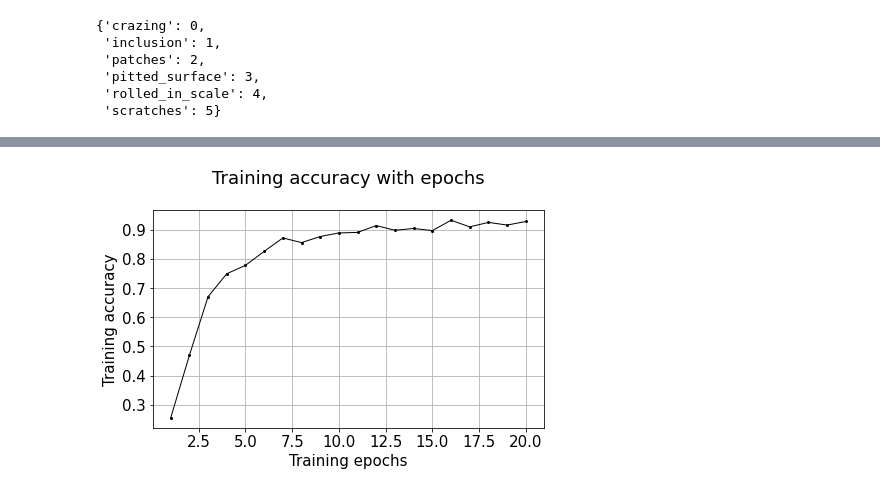
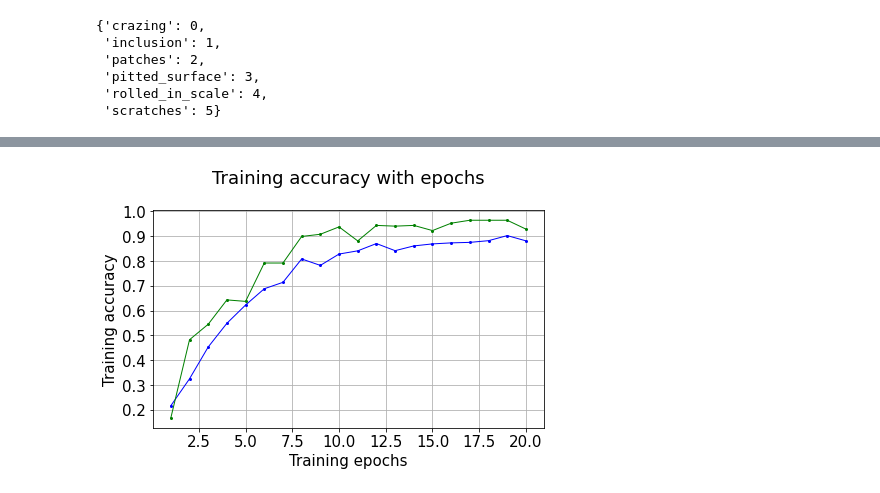
Before and after one commit to johnhhu2020/CNNs-on-surface-defect-detection, a Jupyter notebook: Surface Defect CNN in Keras (another copy).ipynb, the cells around one changed output, grey strips where cells are left out. Saved outputs shown, nothing was run; the diff lists cells and outputs as text; code cells hidden in the pictures.

```diff
--- a/Surface Defect CNN in Keras (another copy).ipynb
+++ b/Surface Defect CNN in Keras (another copy).ipynb
@@ -9,7 +9,7 @@ train_generator = train_datagen.flow_from_directory(
         'NEU_DET/Train_IMAGES',  # This is the source directory for training images
         target_size=(200,200),  # All images will be resized to 200 x 200
         color_mode='grayscale',
-        batch_size = 32,  # 24, 12  test
+        batch_size = 64,  # 32, 24, 12  test
         # Specify the classes explicitly
         classes = ['crazing','inclusion','patches','pitted_surface','rolled_in_scale','scratches'],
         # Since we use categorical_crossentropy loss, we need categorical labels
@@ -24,7 +24,7 @@ test_generator = test_datagen.flow_from_directory(
         'NEU_DET/Test_IMAGES',  # This is the source directory for training images
         target_size=(200,200),  # All images will be resized to 200 x 200
         color_mode='grayscale',
-        batch_size = 32,  # 24
+        batch_size = 64,  # 32, 24, 12
         # Specify the classes explicitly
         classes = ['crazing','inclusion','patches','pitted_surface','rolled_in_scale','scratches'],
         # Since we use categorical_crossentropy loss, we need categorical labels
@@ -89,7 +81,7 @@ total_sample
 history = model.fit(
         train_generator,
         validation_data = test_generator,
-        steps_per_epoch = 51,
+        # steps_per_epoch = 51,
         epochs = 20,)
 # %% [output]
 Epoch 1/20
@@ -112,14 +104,15 @@ Epoch 20/20
 # %%
 import matplotlib.pyplot as plt
 
 plt.figure(figsize=(7,4))
-plt.plot([i+1 for i in range(20)],history.history['acc'],'-o',c='k',lw=1,markersize=2)
+plt.plot([i+1 for i in range(20)],history.history['acc'],'-o',c='b',lw=1,markersize=2)
+plt.plot([i+1 for i in range(20)],history.history['val_acc'],'-o',c='g',lw=1,markersize=2)
 plt.grid(True)
 plt.title("Training accuracy with epochs\n",fontsize=18)
 plt.xlabel("Training epochs",fontsize=15)
 plt.ylabel("Training accuracy",fontsize=15)
 plt.xticks(fontsize=15)
 plt.yticks(fontsize=15)
 plt.show()
 # %% [output]
-[figure, old version]
+[figure, new version]
```
Also changed, not shown: parts of 6 cells of this notebook.
